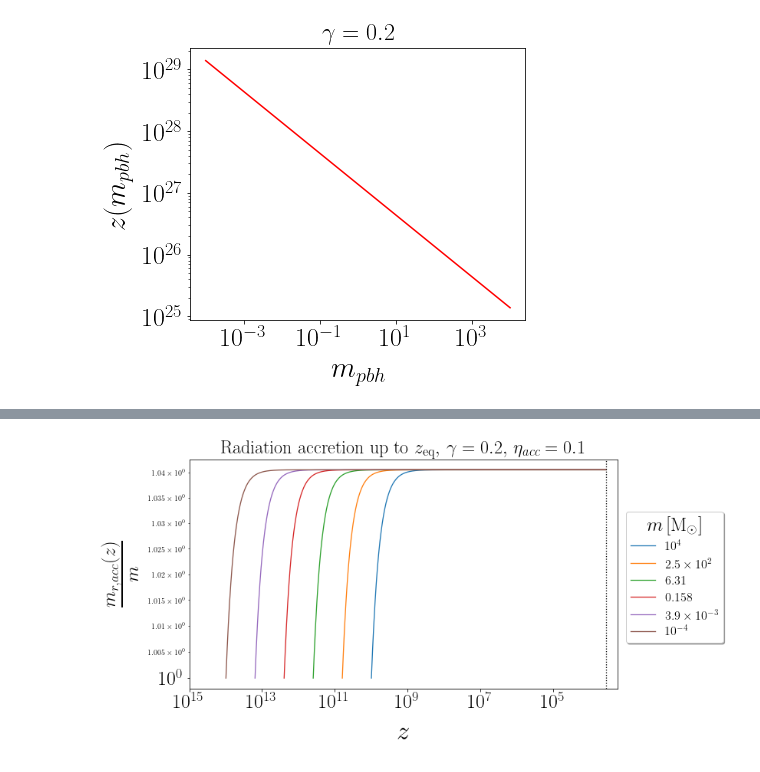
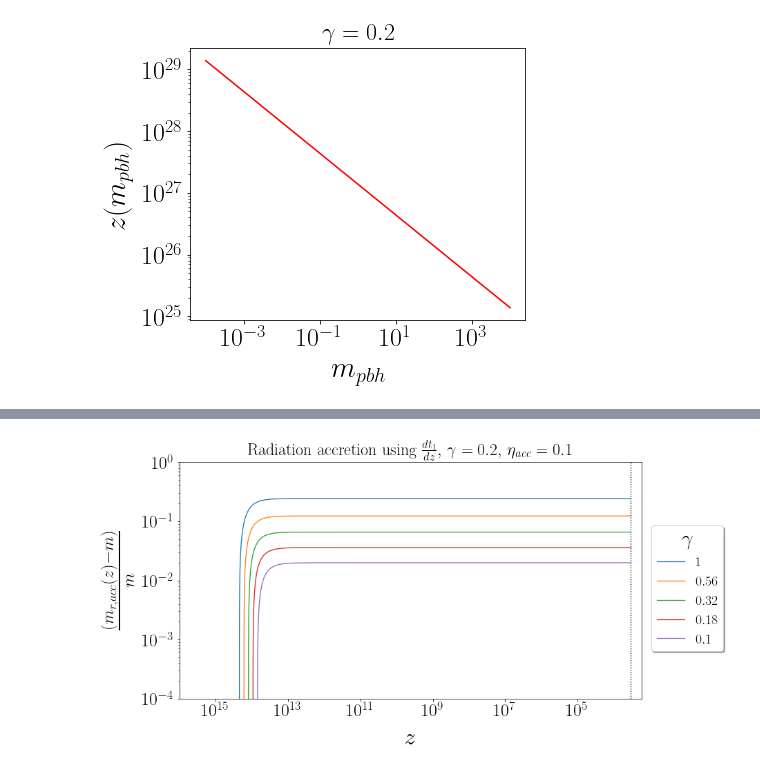
Before and after one commit to pratibhajangra591/project-2, a Jupyter notebook: accretion.ipynb, the cells around one changed output, grey strips where cells are left out. Saved outputs shown, nothing was run; the diff lists cells and outputs as text; code cells hidden in the pictures.

```diff
--- a/accretion.ipynb
+++ b/accretion.ipynb
@@ -95,29 +345,55 @@ plt.show()
+# %%
+# Radiation and matter accretion in RD for different values of γ.
+# Here, γ is the ratio between the PBH mass and the horizon mass.
+# Using dt/dz as per t_1 = np.sqrt(3/(4 * np.pi * G * ρ_eq)) * ((s**2)/2)
+# (valid for small s as an approximation of Eq.(2.5) of https://arxiv.org/pdf/2304.05892.pdf
+# Here, s = a/a_eq
+
+
+
+
+
+# Using t_1 = np.sqrt(3/(4 * np.pi * G * ρ_eq)) * ((s**2)/2)
+def Horizon_by_PBH_mass1(γ, m, z, radiation):
+    if radiation == True:
+        value = (m_racc_t1(γ, m, z) - m)/m
+    else:
+        value = (m_bacc_t1(γ, m, z) - m)/m
+    return value
+
+γ = np.geomspace(1, 0.1, 5)
 # %%
-fig, ax = plt.subplots(1, figsize = (10, 5.5))
+fig, ax = plt.subplots(1, figsize = (12, 6.3))
 colors = ['C0', 'C1','C2','C3','C4', 'C5']
+γ = np.geomspace(1, 0.1, 5)
 
-for i, (m, color) in enumerate(zip(m_1_list, colors)):
+for i, (γ, color) in enumerate(zip(γ, colors)):
+    m = m_1_list[-1]
     m*= M_solar
-    γ = 0.2
     z_i = z_pbh(m,  γ)
     z = np.geomspace(z_i, z_eq, 100000)
-    ax.loglog(z, m_racc(γ , m, z)/m , color = color)
+    ax.loglog(z, Horizon_by_PBH_mass1(γ, m, z, radiation = True), color = color)
+
 
 
 plt.axvline(x = z_eq,  color = 'k',  linestyle = ':')
+
+
 plt.rc('lines', linewidth = 1.3)
 plt.xticks(fontsize = 26)
 plt.yticks(fontsize = 26)
 plt.xlabel('$z$',fontsize = 35, labelpad = 12)
-plt.ylabel(r'$\frac{m_{r, acc}(z)}{m} $',fontsize = 35, labelpad = 12)
-plt.legend(['$10^{4}$', r'$2.5\times 10^{2}$',
-            '$6.31$', '$0.158$', r'$3.9\times 10^{-3}$', '$10^{-4}$'],
-           prop = {'size':16}, loc = (1.02, 0.2), shadow = True,
-           title = '$m\, [\mathrm{M_{\odot}}]$' ,
-           title_fontsize = 25, facecolor = 'white', fontsize = 65)
-plt.xlim(1e15, 0.5 * z_eq)
-plt.title('Radiation accretion up to $z_\mathrm{eq}, \, \gamma = 0.2,\, \eta_{acc} = 0.1 $', fontsize = 24, pad = 8)
-#plt.savefig('racc.pdf', bbox_inches = 'tight')
+plt.ylabel(r'$\frac{(m_{r, acc}(z) - m)}{m} $',fontsize = 35, labelpad = 12)
+plt.legend(['$1$', r'$0.56$',
+            '$0.32$', '$0.18$', '$0.1$'],
+           prop = {'size':20}, loc = (1.02, 0.2), shadow = True,
+           title = '$\gamma$' ,
+           title_fontsize = 30, facecolor = 'white', fontsize = 75)
+
+plt.xlim(1e16, 0.5*z_eq)
+plt.ylim(1e-4, 1)
+plt.title(r'Radiation accretion using $\frac{dt_{1}}{dz}, \, \gamma = 0.2,\, \eta_{acc} = 0.1$', fontsize = 24, pad = 11)
+#plt.savefig('γ_racc.pdf', bbox_inches = 'tight')
 plt.show()
 # %% [output]
-[figure, old version]
+[figure, new version]
```
Also changed, not shown: parts of 27 cells of this notebook.
